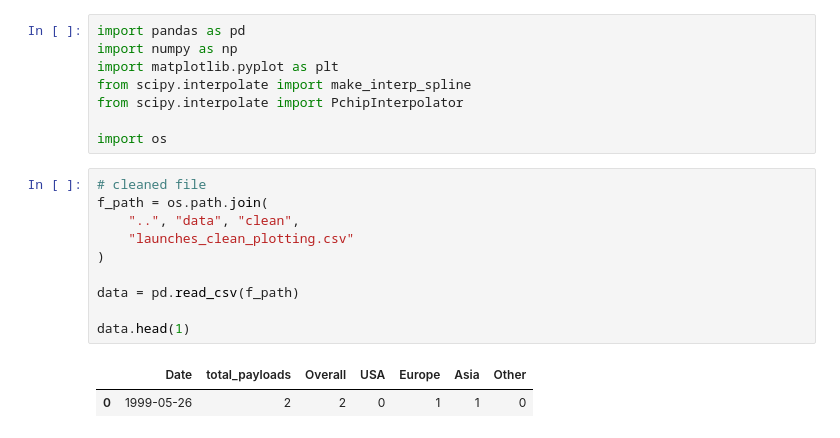
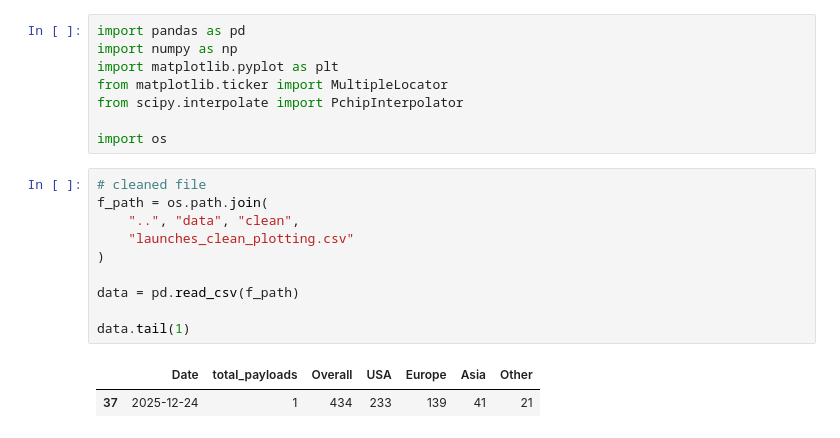
Before and after one commit to debatreyo/ISRO---Missions, a Jupyter notebook: notebooks/data_viz.ipynb, the cells around one changed output. Drawn from its saved outputs; the diff is of its cells as text.

Commit message:
data viz progress

```diff
--- a/notebooks/data_viz.ipynb
+++ b/notebooks/data_viz.ipynb
@@ -2,20 +2,20 @@
 import pandas as pd
 import numpy as np
 import matplotlib.pyplot as plt
-from scipy.interpolate import make_interp_spline
+from matplotlib.ticker import MultipleLocator
 from scipy.interpolate import PchipInterpolator
 
 import os
 # %%
 # cleaned file
 f_path = os.path.join(
     "..", "data", "clean",
     "launches_clean_plotting.csv"
 )
 
 data = pd.read_csv(f_path)
 
-data.head(1)
+data.tail(1)
 # %% [output]
 |  | Date | total_payloads | Overall | USA | Europe | Asia | Other |
-| 0 | 1999-05-26 | 2 | 2 | 0 | 1 | 1 | 0 |
+| 37 | 2025-12-24 | 1 | 434 | 233 | 139 | 41 | 21 |
```
Also changed, not shown: parts of 8 cells of this notebook, 2 other files.
